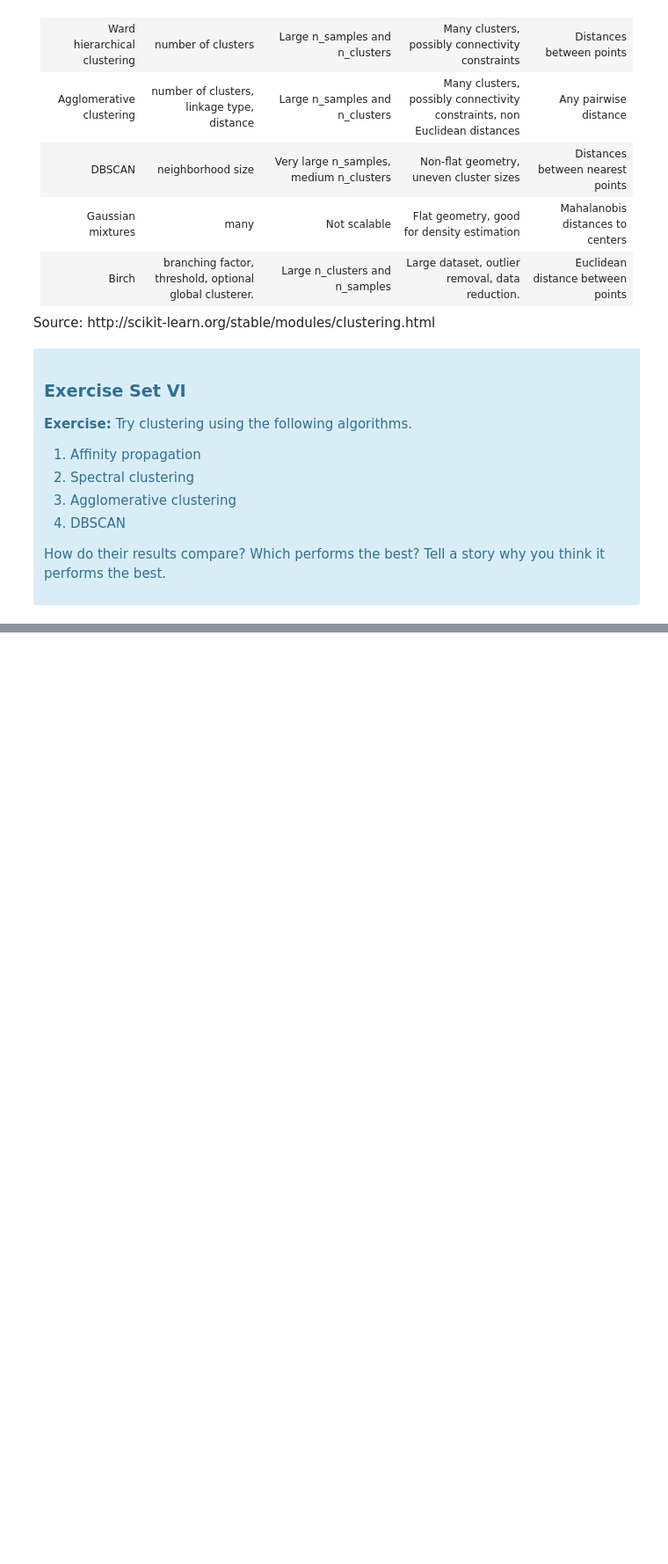
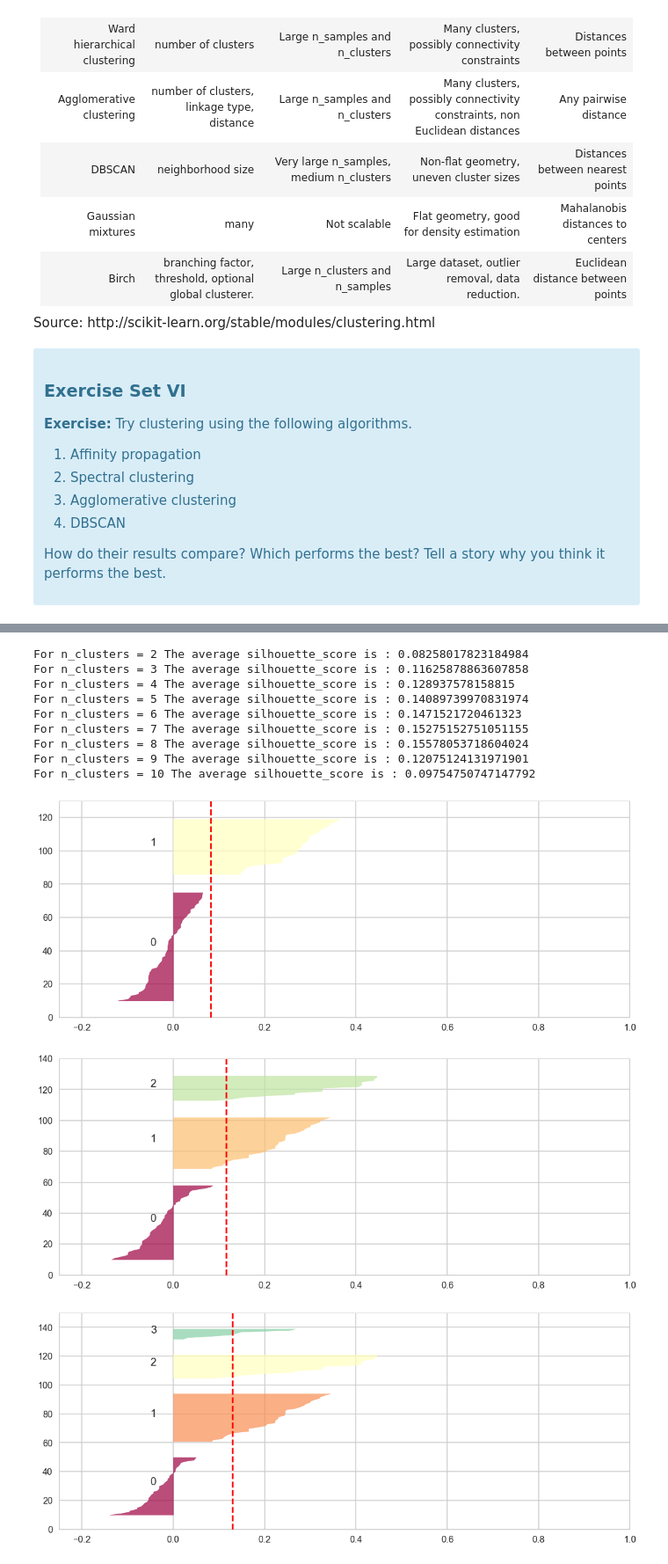
Before and after one commit to sdonahue0132/Clustering, a Jupyter notebook: clustering/Mini_Project_Clustering.ipynb, the cells around one changed output, grey strips where cells are left out. Shown at 88% size. Drawn from its saved outputs; the diff is of its cells as text; code cells hidden in the pictures; blank space fills up the shorter version.

```diff
--- a/clustering/Mini_Project_Clustering.ipynb
+++ b/clustering/Mini_Project_Clustering.ipynb
@@ -593,0 +663,62 @@ Affinity Propagation determined the following number of clusters:  15
+# %%
+kvalues = range(2,11)
+
+for k in kvalues:
+    # Create a subplot
+    fig, ax1 = plt.subplots()
+    fig.set_size_inches(18, 7)
+
+ # The silhouette coefficient can range from -1, 1 but in this example all lie within [-0.25, 1]
+    ax1.set_xlim([-0.25, 1])
+    # The (n_clusters+1)*10 is for inserting blank space between silhouette plots of individual clusters, to demarcate them clearly.
+    ax1.set_ylim([0, len(x_cols) + (k + 1) * 10])
+
+    clusterer = AgglomerativeClustering(n_clusters=k)
+    cluster_labels = clusterer.fit_predict(x_cols)
+
+    # The silhouette_score gives the average value for all the samples.
+    # This gives a perspective into the density and separation of the formed
+    # clusters
+    silhouette_avg = silhouette_score(x_cols, cluster_labels)
+    print("For n_clusters =", k, "The average silhouette_score is :", silhouette_avg)
+
+    # Compute the silhouette scores for each sample
+    sample_silhouette_values = silhouette_samples(x_cols, cluster_labels)
+
+    y_lower = 10
+    for i in range(k):
+        # Aggregate the silhouette scores for samples belonging to
+        # cluster i, and sort them
+        ith_cluster_silhouette_values = \
+            sample_silhouette_values[cluster_labels == i]
+
+        ith_cluster_silhouette_values.sort()
+
+        size_cluster_i = ith_cluster_silhouette_values.shape[0]
+        y_upper = y_lower + size_cluster_i
+
+        color = plt.cm.Spectral(float(i) / k)
+        ax1.fill_betweenx(np.arange(y_lower, y_upper),
+                          0, ith_cluster_silhouette_values,
+                          facecolor=color, edgecolor=color, alpha=0.7)
+
+        # Label the silhouette plots with their cluster numbers at the middle
+        ax1.text(-0.05, y_lower + 0.5 * size_cluster_i, str(i))
+
+        # Compute the new y_lower for next plot
+        y_lower = y_upper + 10  # 10 for the 0 samples
+
+    ax1.axvline(x=silhouette_avg, color="red", linestyle="--")
+# %% [output]
+For n_clusters = 2 The average silhouette_score is : 0.08258017823184984
+For n_clusters = 3 The average silhouette_score is : 0.11625878863607858
+For n_clusters = 4 The average silhouette_score is : 0.128937578158815
+For n_clusters = 5 The average silhouette_score is : 0.14089739970831974
+For n_clusters = 6 The average silhouette_score is : 0.1471521720461323
+For n_clusters = 7 The average silhouette_score is : 0.15275152751051155
+For n_clusters = 8 The average silhouette_score is : 0.15578053718604024
+For n_clusters = 9 The average silhouette_score is : 0.12075124131971901
+For n_clusters = 10 The average silhouette_score is : 0.09754750747147792
+[figure, added]
+[figure, added]
+[figure, added]
```
Also changed, not shown: parts of 17 cells of this notebook.
